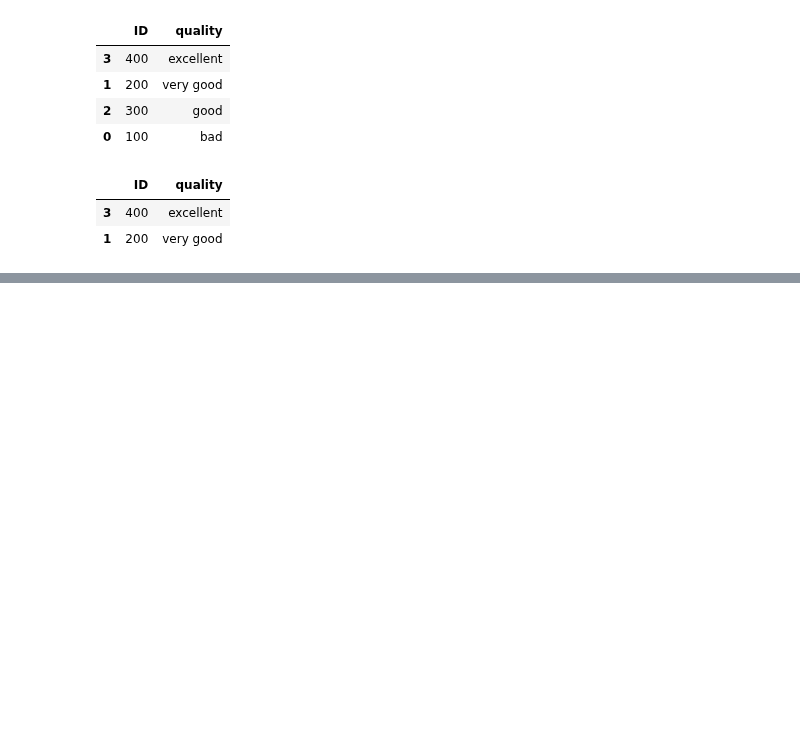
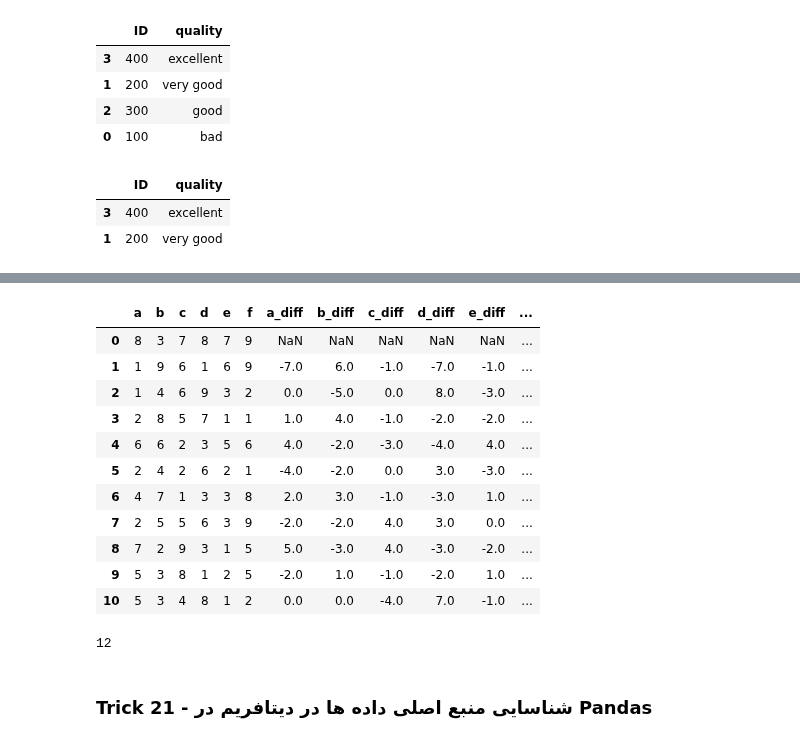
Before and after one commit to poorialari2017/ML_git001, a Jupyter notebook: MLproj002/Pooria/01 Preprocessing/Pandas/02 30Trick of Pandas.ipynb, the cells around one changed output, grey strips where cells are left out. Drawn from its saved outputs; the diff is of its cells as text; code cells hidden in the pictures; blank space fills up the shorter version.

Commit message:
Completing the 30Trick of pandas file

```diff
--- a/MLproj002/Pooria/01 Preprocessing/Pandas/02 30Trick of Pandas.ipynb
+++ b/MLproj002/Pooria/01 Preprocessing/Pandas/02 30Trick of Pandas.ipynb
@@ -1758,0 +1768,8 @@ gc.collect()
+# %%
+def genarate_data():
+    rows = 11
+    n_cols = 6
+    cols = list("abcdef")
+    dft20 = pd.DataFrame(np.random.randint(1,10,size = (rows,n_cols)), columns=cols)
+    #dft20.index = pd.util.testing.makeIntIndex(rows)
+    return dft20
@@ -1758,0 +1808,29 @@ gc.collect()
+# %%
+dft20 = genarate_data()
+dft20['a_diff'] = dft20.a.diff()
+dft20['b_diff'] = dft20.b.diff()
+dft20['c_diff'] = dft20.c.diff()
+dft20['d_diff'] = dft20.d.diff()
+dft20['e_diff'] = dft20.e.diff()
+dft20['f_diff'] = dft20.f.diff()
+dft20
+# %% [output]
+|  | a | b | c | d | e | f | a_diff | b_diff | c_diff | d_diff | e_diff | ... |
+| 0 | 8 | 3 | 7 | 8 | 7 | 9 | NaN | NaN | NaN | NaN | NaN | ... |
+| 1 | 1 | 9 | 6 | 1 | 6 | 9 | -7.0 | 6.0 | -1.0 | -7.0 | -1.0 | ... |
+| 2 | 1 | 4 | 6 | 9 | 3 | 2 | 0.0 | -5.0 | 0.0 | 8.0 | -3.0 | ... |
+| 3 | 2 | 8 | 5 | 7 | 1 | 1 | 1.0 | 4.0 | -1.0 | -2.0 | -2.0 | ... |
+| 4 | 6 | 6 | 2 | 3 | 5 | 6 | 4.0 | -2.0 | -3.0 | -4.0 | 4.0 | ... |
+| 5 | 2 | 4 | 2 | 6 | 2 | 1 | -4.0 | -2.0 | 0.0 | 3.0 | -3.0 | ... |
+| 6 | 4 | 7 | 1 | 3 | 3 | 8 | 2.0 | 3.0 | -1.0 | -3.0 | 1.0 | ... |
+| 7 | 2 | 5 | 5 | 6 | 3 | 9 | -2.0 | -2.0 | 4.0 | 3.0 | 0.0 | ... |
+| 8 | 7 | 2 | 9 | 3 | 1 | 5 | 5.0 | -3.0 | 4.0 | -3.0 | -2.0 | ... |
+| 9 | 5 | 3 | 8 | 1 | 2 | 5 | -2.0 | 1.0 | -1.0 | -2.0 | 1.0 | ... |
+| 10 | 5 | 3 | 4 | 8 | 1 | 2 | 0.0 | 0.0 | -4.0 | 7.0 | -1.0 | ... |
+# %%
+del dft20
+gc.collect()
+# %% [output]
+12
+# %% [markdown]
+### Trick 21 - شناسایی منبع اصلی داده ها در دیتافریم در Pandas
```
Also changed, not shown: parts of 7 cells of this notebook.
